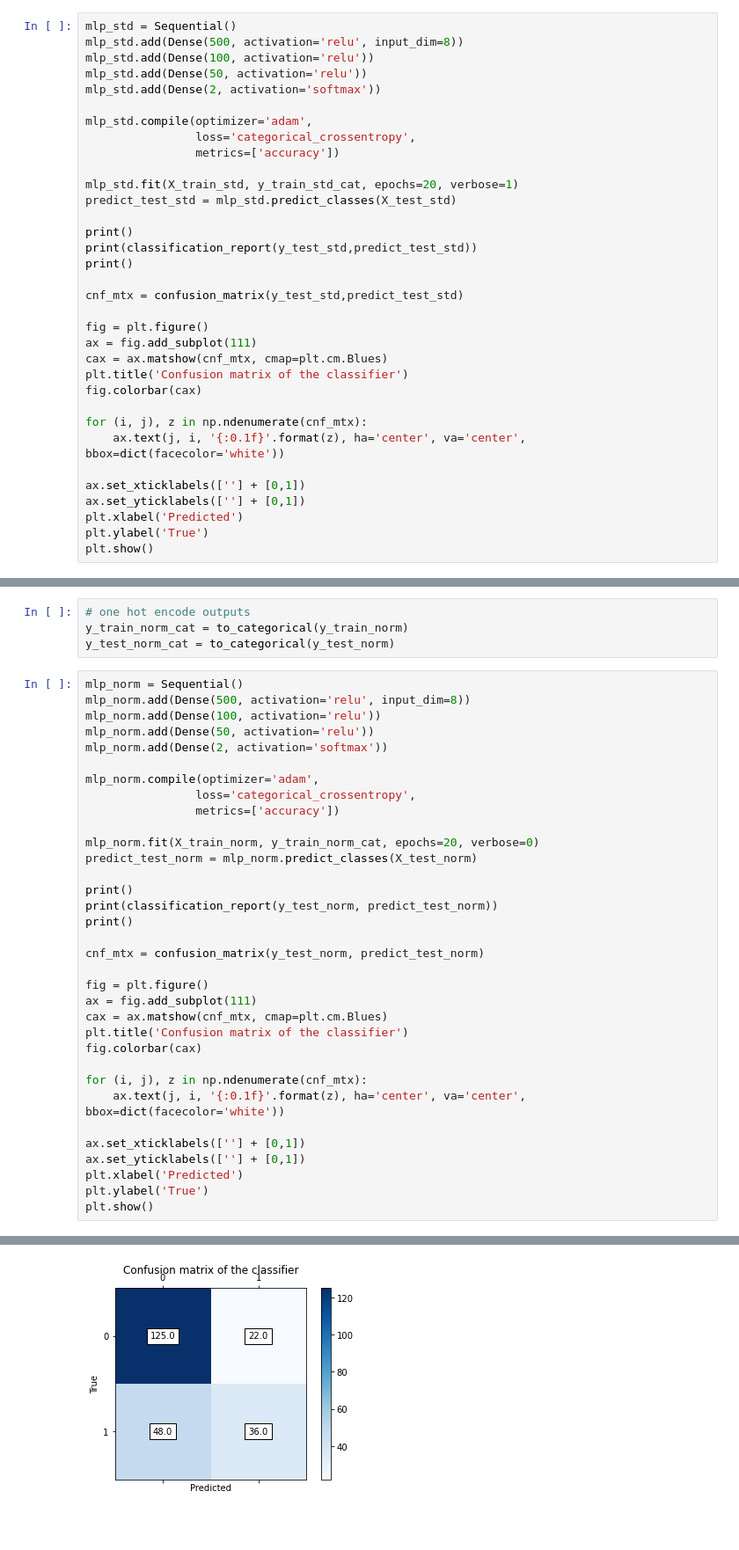
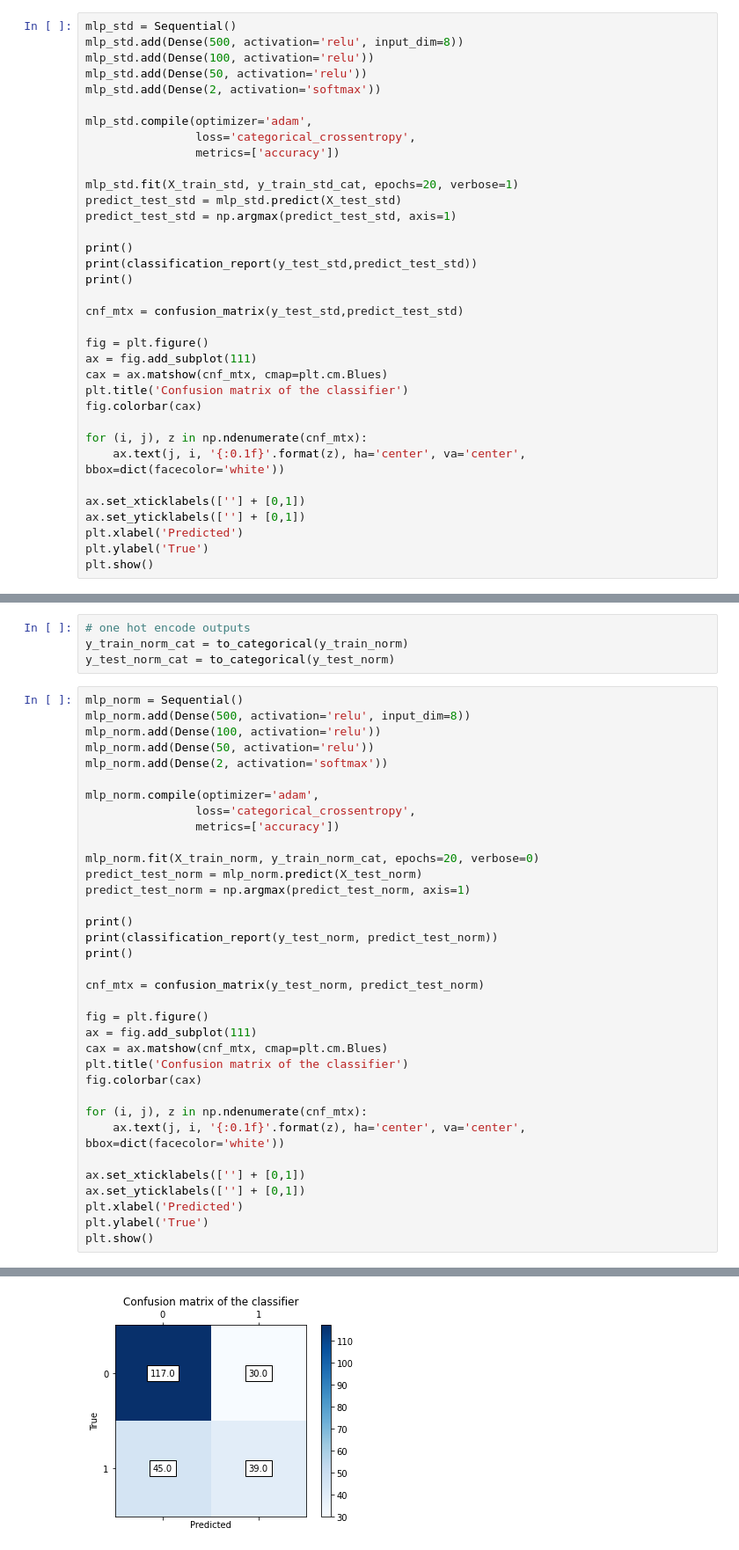
Before and after one commit to howardroatti/Machine_Learning, a Jupyter notebook: 003 - Machine Learing/Tutoriais/Tutorial_02_Multilayer_Perceptron_Keras(Resposta).ipynb, the cells around one changed output, grey strips where cells are left out. Shown at 88% size. Cells and saved outputs as stored; diff of their text form; blank space fills up the shorter version.

```diff
--- a/003 - Machine Learing/Tutoriais/Tutorial_02_Multilayer_Perceptron_Keras(Resposta).ipynb
+++ b/003 - Machine Learing/Tutoriais/Tutorial_02_Multilayer_Perceptron_Keras(Resposta).ipynb
@@ -82,7 +82,8 @@ mlp_std.compile(optimizer='adam',
                 metrics=['accuracy'])
 
 mlp_std.fit(X_train_std, y_train_std_cat, epochs=20, verbose=1)
-predict_test_std = mlp_std.predict_classes(X_test_std)
+predict_test_std = mlp_std.predict(X_test_std)
+predict_test_std = np.argmax(predict_test_std, axis=1)
 
 print()
 print(classification_report(y_test_std,predict_test_std))
@@ -170,7 +171,8 @@ mlp_norm.compile(optimizer='adam',
                 metrics=['accuracy'])
 
 mlp_norm.fit(X_train_norm, y_train_norm_cat, epochs=20, verbose=0)
-predict_test_norm = mlp_norm.predict_classes(X_test_norm)
+predict_test_norm = mlp_norm.predict(X_test_norm)
+predict_test_norm = np.argmax(predict_test_norm, axis=1)
 
 print()
 print(classification_report(y_test_norm, predict_test_norm))
@@ -204,4 +206,4 @@ weighted avg       0.69      0.70      0.68       231
-[figure, old version]
+[figure, new version]
 # %%
 import tensorflow as tf
 tf.__version__
```
Also changed, not shown: parts of 4 cells of this notebook, 14 other files.
